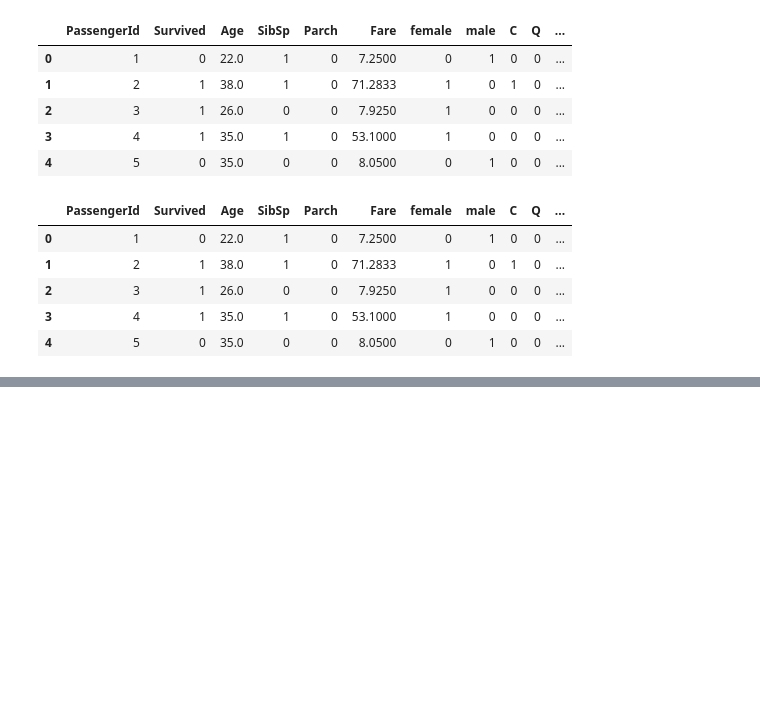
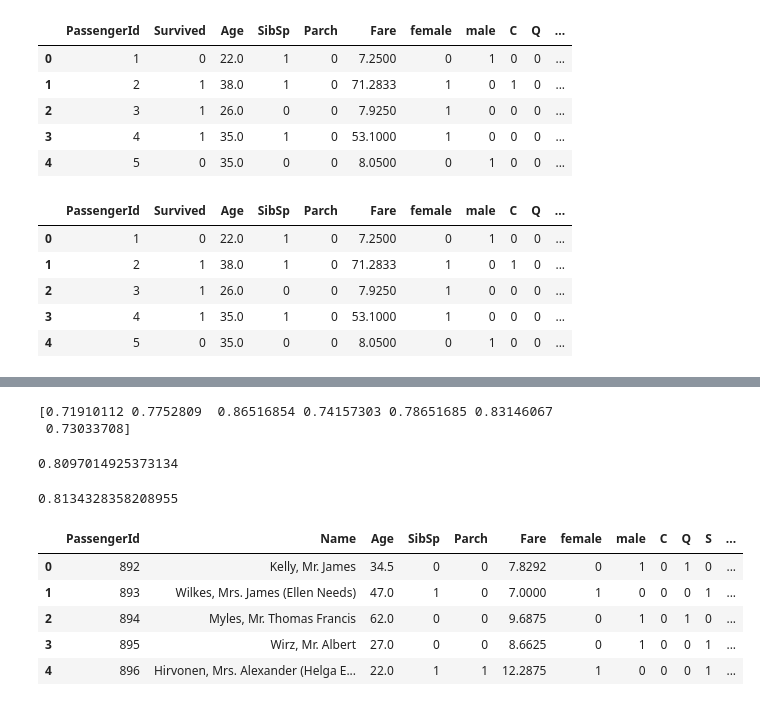
Before and after one commit to killswitchh/machine-learning-eda, a Jupyter notebook: titanic_challenge/titanic_challenge.ipynb, the cells around one changed output, grey strips where cells are left out. Saved outputs shown, nothing was run; the diff lists cells and outputs as text; code cells hidden in the pictures; blank space fills up the shorter version.

Commit message:
Random Forest Classifier

```diff
--- a/titanic_challenge/titanic_challenge.ipynb
+++ b/titanic_challenge/titanic_challenge.ipynb
@@ -180,0 +181,22 @@ X_train , X_test , y_train , y_test = train_test_split(X,)
+# %%
+from sklearn.tree import DecisionTreeClassifier
+from sklearn.model_selection import cross_val_score
+from sklearn.metrics import accuracy_score
+
+model = DecisionTreeClassifier(max_depth = 6)
+model.fit(X_train , y_train)
+cv = cross_val_score(model , X_train , y_train , cv = 7)
+print(cv)
+y_pred = model.predict(X_test)
+accuracy_score(y_test,y_pred)
+# %% [output]
+[0.71910112 0.7752809  0.86516854 0.74157303 0.78651685 0.83146067
+ 0.73033708]
+0.8097014925373134
+# %%
+from sklearn import ensemble
+classifier = ensemble.RandomForestClassifier(n_estimators=130)
+classifier.fit(X_train , y_train)
+classifier.score(X_test , y_test)
+# %% [output]
+0.8134328358208955
@@ -180,0 +207,19 @@ X_train , X_test , y_train , y_test = train_test_split(X,)
+# %%
+# pre_processing test data
+cols = ["Ticket" , "Cabin"]
+test = test.drop(cols , axis=1)
+dummies = []
+cols = ["Sex" , "Embarked" , "Pclass"]
+for column in cols:
+    dummies.append(pd.get_dummies(test[column]))
+dummy_df = pd.concat(dummies,axis=1)
+test = pd.concat((test , dummy_df) , axis=1)
+test = test.drop(cols , axis = 1)
+test.head()
+# %% [output]
+|  | PassengerId | Name | Age | SibSp | Parch | Fare | female | male | C | Q | S | ... |
+| 0 | 892 | Kelly, Mr. James | 34.5 | 0 | 0 | 7.8292 | 0 | 1 | 0 | 1 | 0 | ... |
+| 1 | 893 | Wilkes, Mrs. James (Ellen Needs) | 47.0 | 1 | 0 | 7.0000 | 1 | 0 | 0 | 0 | 1 | ... |
+| 2 | 894 | Myles, Mr. Thomas Francis | 62.0 | 0 | 0 | 9.6875 | 0 | 1 | 0 | 1 | 0 | ... |
+| 3 | 895 | Wirz, Mr. Albert | 27.0 | 0 | 0 | 8.6625 | 0 | 1 | 0 | 0 | 1 | ... |
+| 4 | 896 | Hirvonen, Mrs. Alexander (Helga E... | 22.0 | 1 | 1 | 12.2875 | 1 | 0 | 0 | 0 | 1 | ... |
```
Also changed, not shown: parts of 10 cells of this notebook, 1 other file.
